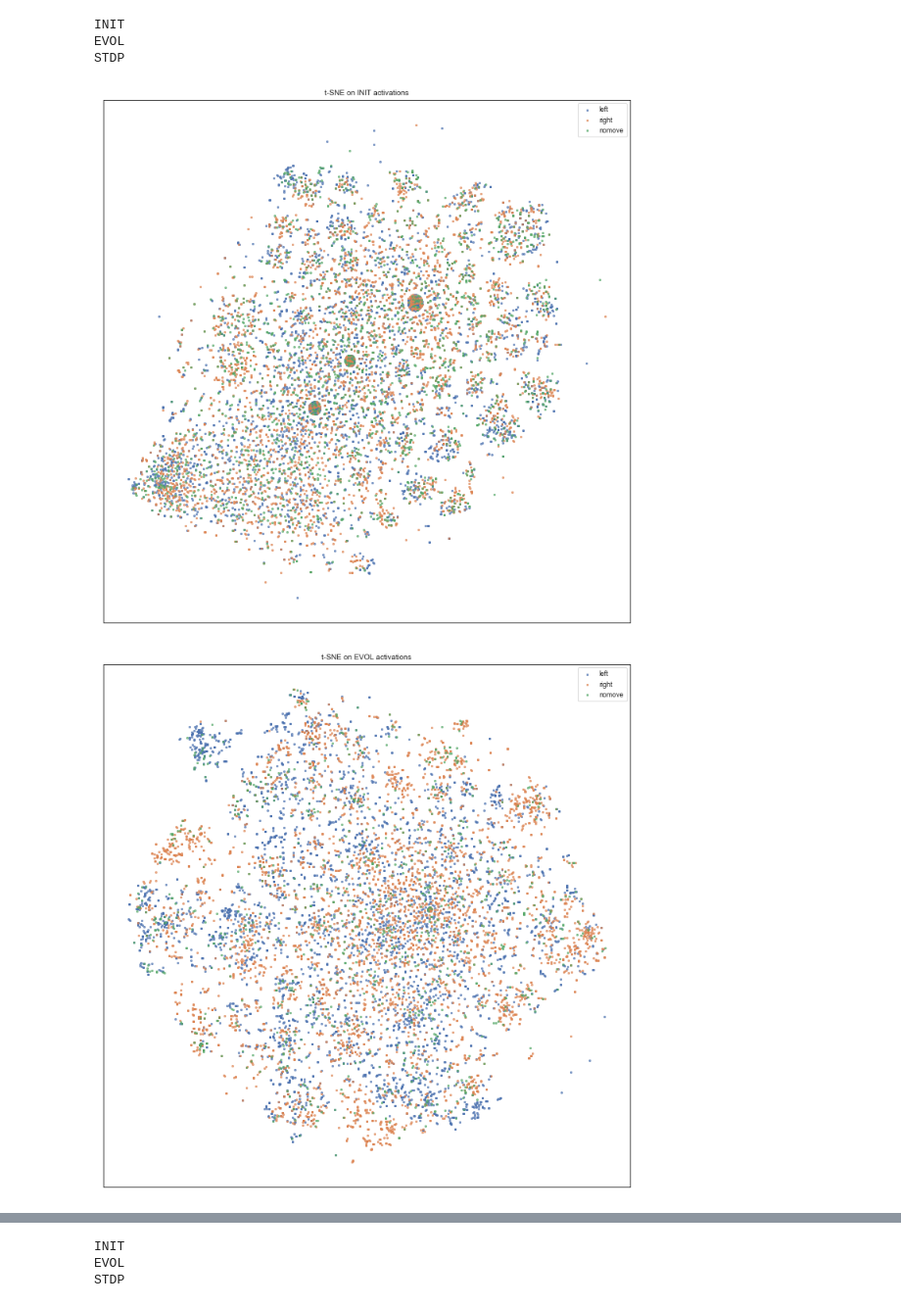
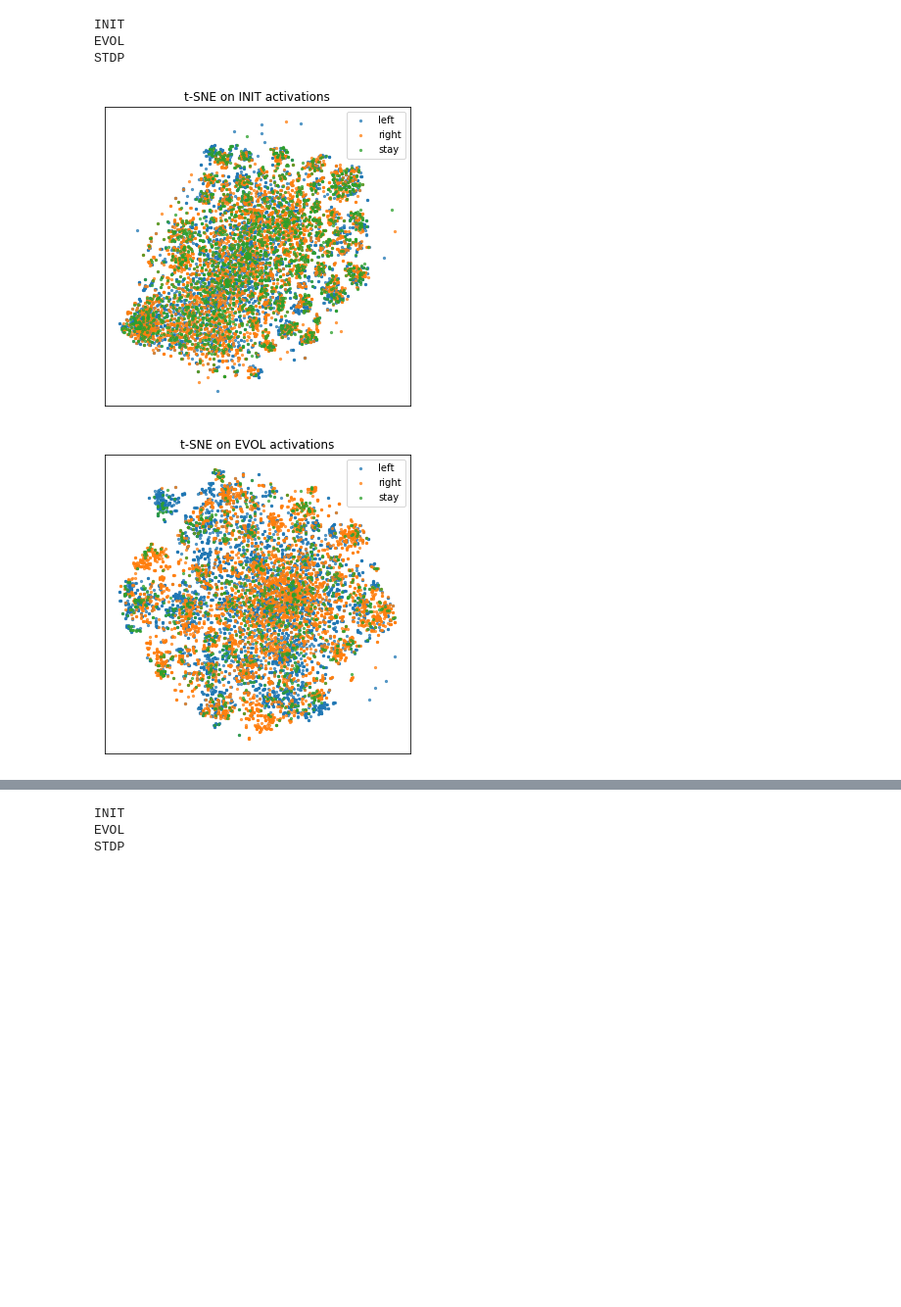
Before and after one commit to NathanKlineInstitute/netpyne-STDP, a Jupyter notebook: notebooks/TDA.ipynb, the cells around one changed output, grey strips where cells are left out. Shown at 98% size. Cells and saved outputs as stored; diff of their text form; code cells hidden in the pictures; blank space fills up the shorter version.

```diff
--- a/notebooks/TDA.ipynb
+++ b/notebooks/TDA.ipynb
@@ -106,27 +107,31 @@ for wdir in WDIRS:
 
     MOT_OUTS.append(y)
 # %%
+import matplotlib.pyplot as plt
+
+
 for wdir, name, lens, y in zip(WDIRS, NAMES, LENSES, MOT_OUTS):
     print(name)
 
-    plt.figure(figsize=(10,10))
+    S = 5
+    plt.figure(figsize=(5,5))
 
     L = []
 
     for i in [2,3,1]:
         plt.scatter(lens[y == i][:,0], lens[y == i][:,1], 5, alpha=0.7)
-        L.append(['nomove', 'left', 'right'][i-1])
+        L.append(['stay', 'left', 'right'][i-1])
 
     plt.title('t-SNE on {} activations'.format(name))
     plt.tight_layout()
 
     plt.legend(L)
     plt.xticks([])
     plt.yticks([])
     plt.savefig('tSNE-{}.png'.format(name.lower()), dpi=300)
 # %% [output]
 INIT
 EVOL
 STDP
-[figure, old version]
+[figure, new version]
-[figure, old version]
+[figure, new version]
```
Also changed, not shown: parts of 3 cells of this notebook, 26 other files.
